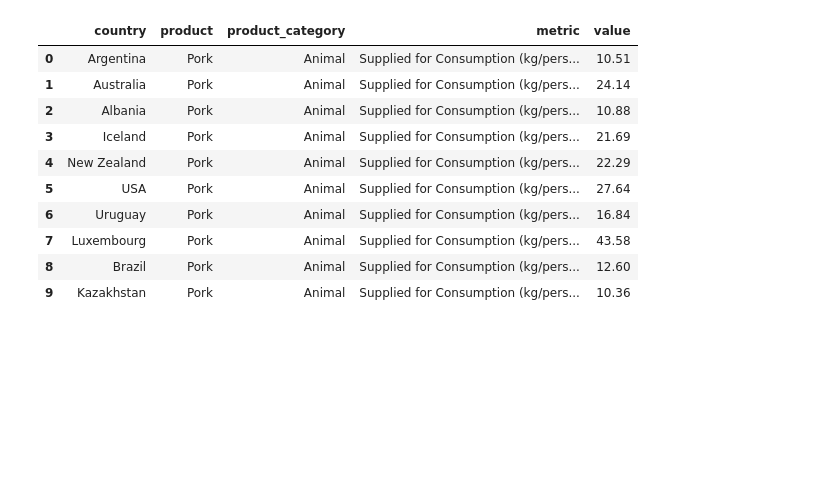
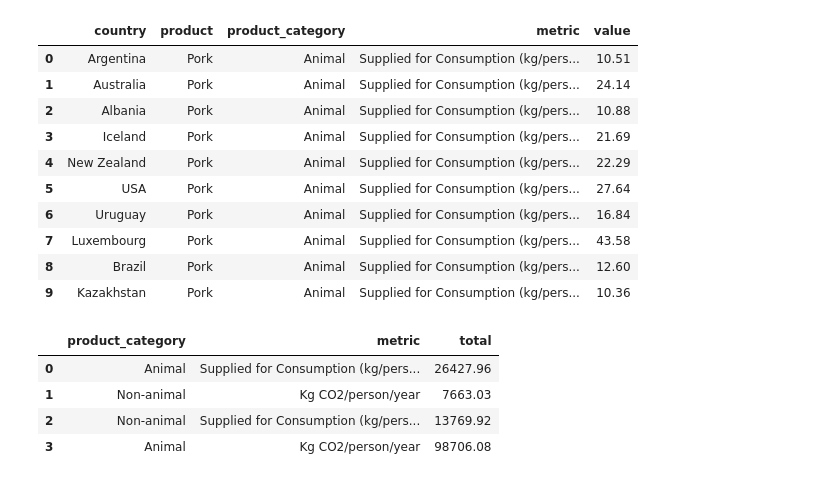
Before and after one commit to daniel-epm/food_carbon_fp, a Jupyter notebook: foodprint_analysis.ipynb, the cells around one changed output. Saved outputs shown, nothing was run; the diff lists cells and outputs as text; code cells hidden in the pictures; blank space fills up the shorter version.

```diff
--- a/foodprint_analysis.ipynb
+++ b/foodprint_analysis.ipynb
@@ -210,3 +225,19 @@ fetch_query_results('query', query)
 | 7 | Luxembourg | Pork | Animal | Supplied for Consumption (kg/pers... | 43.58 |
 | 8 | Brazil | Pork | Animal | Supplied for Consumption (kg/pers... | 12.60 |
 | 9 | Kazakhstan | Pork | Animal | Supplied for Consumption (kg/pers... | 10.36 |
+# %%
+query = """
+    SELECT  product_category
+           ,metric
+           ,SUM(value) AS Total
+        FROM foodprint1
+        GROUP BY product_category, metric
+"""
+
+fetch_query_results('query', query)
+# %% [output]
+|  | product_category | metric | total |
+| 0 | Animal | Supplied for Consumption (kg/pers... | 26427.96 |
+| 1 | Non-animal | Kg CO2/person/year | 7663.03 |
+| 2 | Non-animal | Supplied for Consumption (kg/pers... | 13769.92 |
+| 3 | Animal | Kg CO2/person/year | 98706.08 |
```
Also changed, not shown: parts of 11 cells of this notebook.
